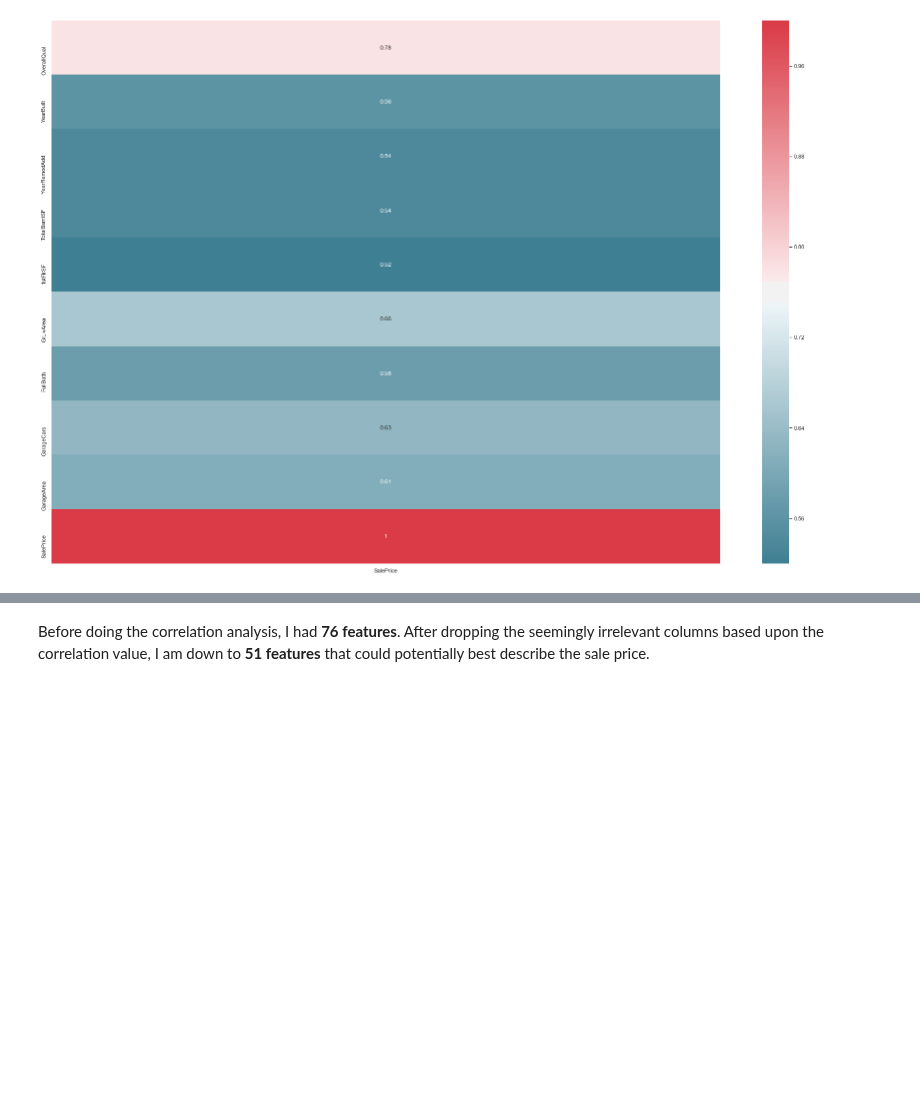
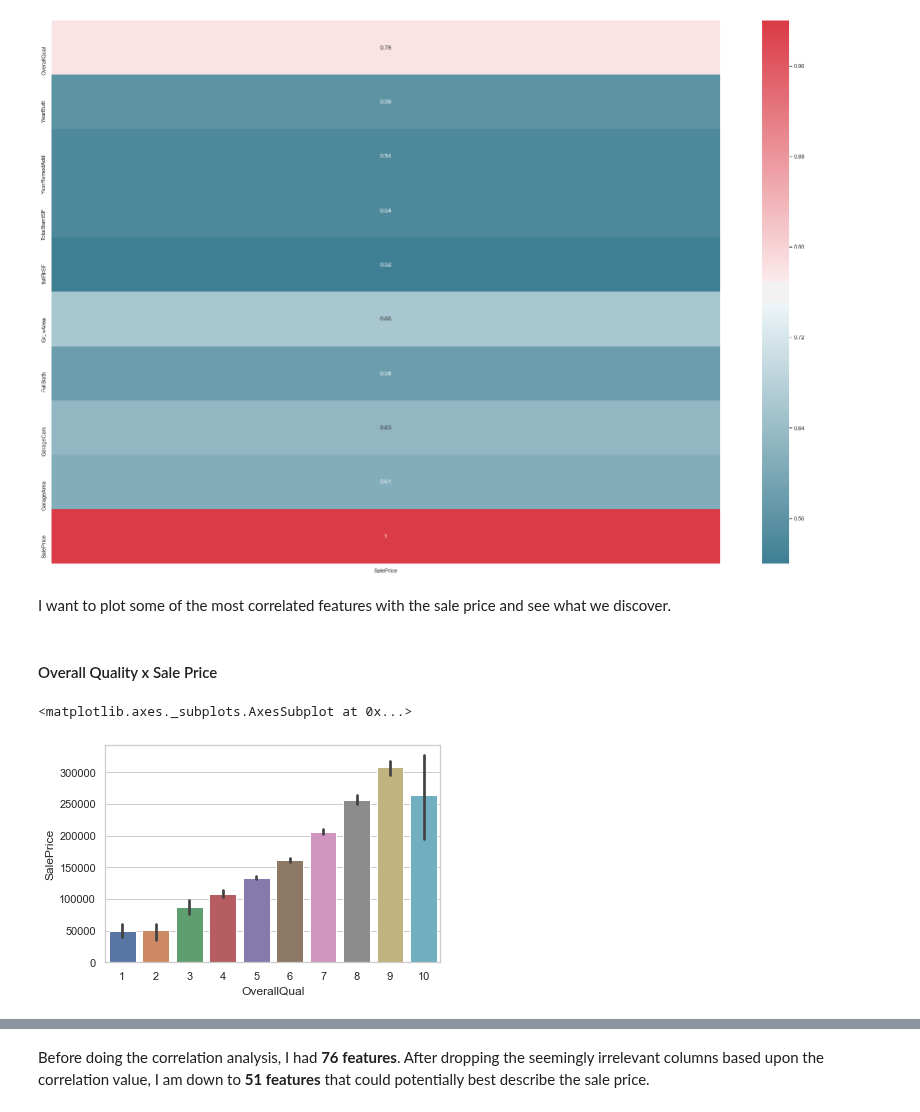
Before and after one commit to ebonnecab/mozilla-ds-project, a Jupyter notebook: analysis.ipynb, the cells around one changed output, grey strips where cells are left out. Saved outputs shown, nothing was run; the diff lists cells and outputs as text; code cells hidden in the pictures; blank space fills up the shorter version.

```diff
--- a/analysis.ipynb
+++ b/analysis.ipynb
@@ -506,3 +516,13 @@ sns.heatmap(new_corr[['SalePrice']], cmap=cmap, annot=True)
 # %% [output]
 <matplotlib.axes._subplots.AxesSubplot at 0x...>
 [figure]
+# %% [markdown]
+I want to plot some of the most correlated features with the sale price and see what we discover.
+# %% [markdown]
+#### Overall Quality x Sale Price
+# %%
+#comparing overall quality to sales price
+sns.barplot(x=new_df['OverallQual'], y=new_df['SalePrice'])
+# %% [output]
+<matplotlib.axes._subplots.AxesSubplot at 0x...>
+[figure, added]
```
Also changed, not shown: parts of 16 cells of this notebook.
